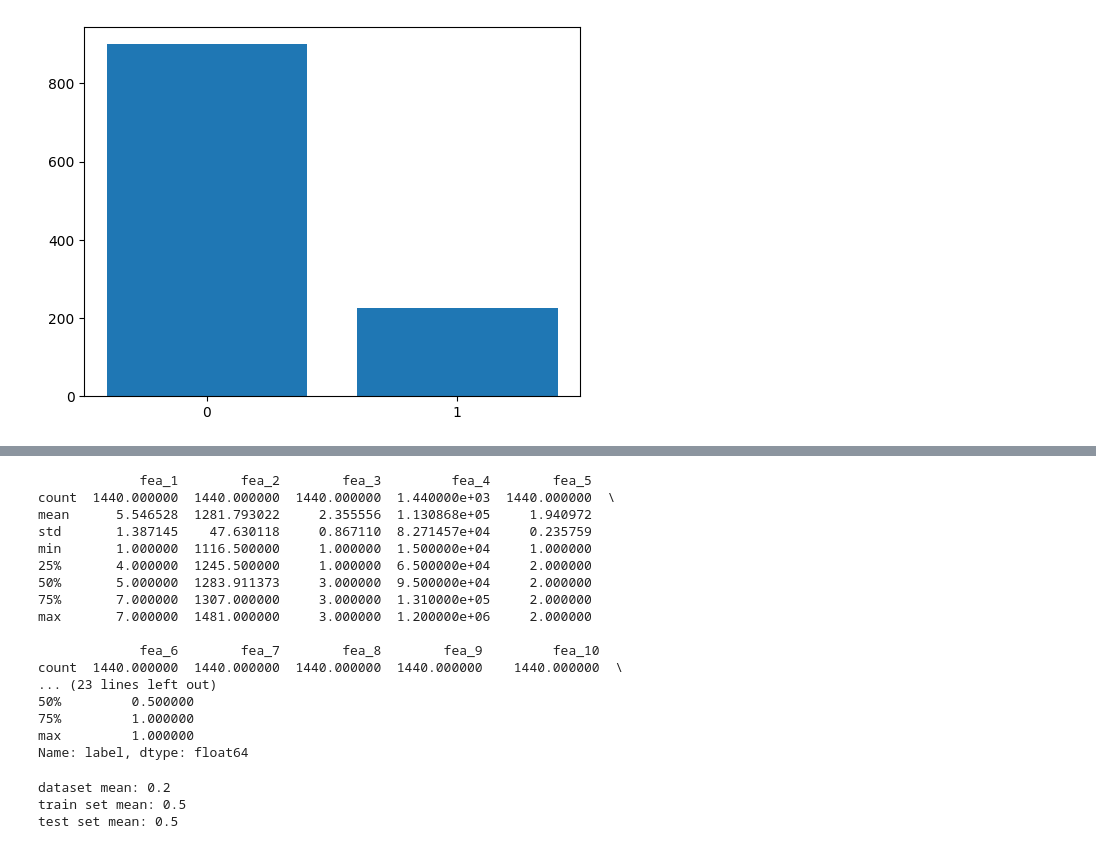
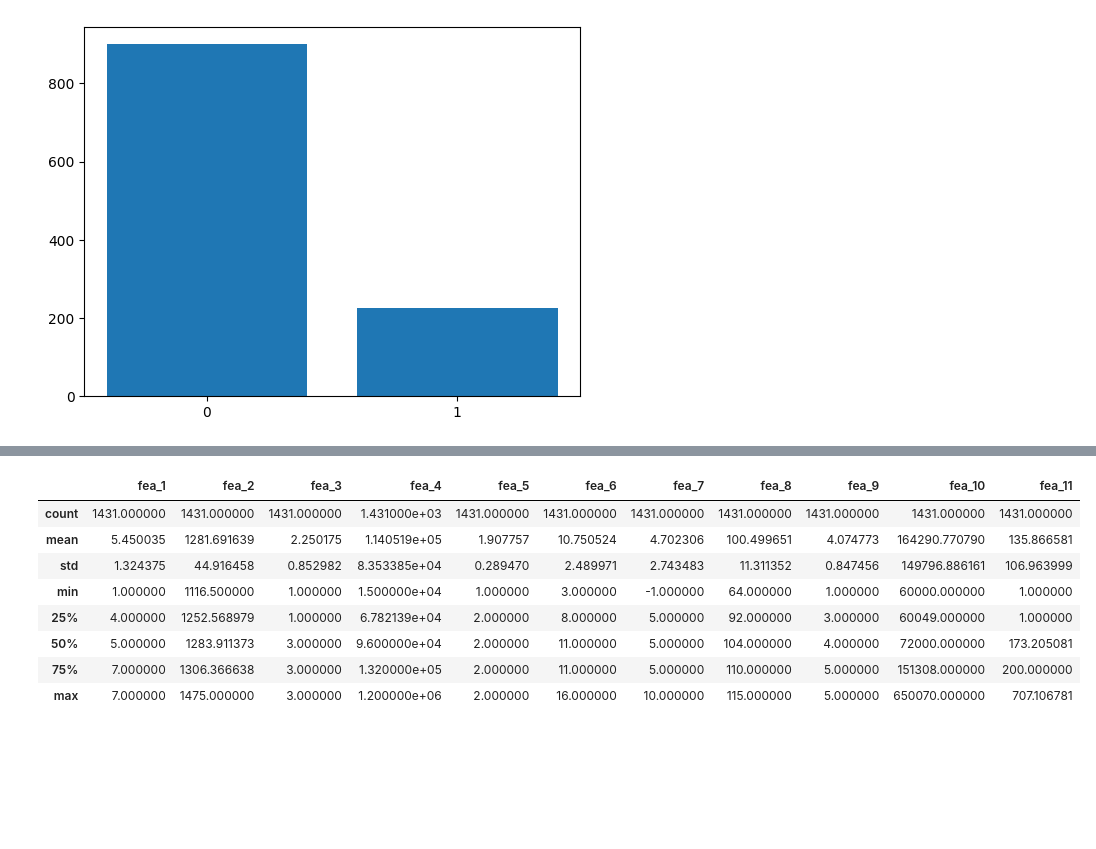
Before and after one commit to ksnkh/decision-trees-coursework, a Jupyter notebook: decision tree classifier.ipynb, the cells around one changed output, grey strips where cells are left out. Saved outputs shown, nothing was run; the diff lists cells and outputs as text; code cells hidden in the pictures; blank space fills up the shorter version.

```diff
--- a/decision tree classifier.ipynb
+++ b/decision tree classifier.ipynb
@@ -117,35 +118,15 @@ plt.show()
 # %%
 # doing a split on test and train datasets
 
 x_train, x_test, y_train, y_test = train_test_split(X, Y, test_size=0.20, stratify=Y)
-print(x_train.describe())
-print('----------')
-print(y_train.describe())
+x_train.describe()
 # %% [output]
-             fea_1        fea_2        fea_3         fea_4        fea_5
-count  1440.000000  1440.000000  1440.000000  1.440000e+03  1440.000000  \
-mean      5.546528  1281.793022     2.355556  1.130868e+05     1.940972
-std       1.387145    47.630118     0.867110  8.271457e+04     0.235759
-min       1.000000  1116.500000     1.000000  1.500000e+04     1.000000
-25%       4.000000  1245.500000     1.000000  6.500000e+04     2.000000
-50%       5.000000  1283.911373     3.000000  9.500000e+04     2.000000
-75%       7.000000  1307.000000     3.000000  1.310000e+05     2.000000
-max       7.000000  1481.000000     3.000000  1.200000e+06     2.000000
-
-             fea_6        fea_7        fea_8        fea_9         fea_10
-count  1440.000000  1440.000000  1440.000000  1440.000000    1440.000000  \
-... (23 lines left out)
-50%         0.500000
-75%         1.000000
-max         1.000000
-Name: label, dtype: float64
+|  | fea_1 | fea_2 | fea_3 | fea_4 | fea_5 | fea_6 | fea_7 | fea_8 | fea_9 | fea_10 | fea_11 |
+| count | 1431.000000 | 1431.000000 | 1431.000000 | 1.431000e+03 | 1431.000000 | 1431.000000 | 1431.000000 | 1431.000000 | 1431.000000 | 1431.000000 | 1431.000000 |
+| mean | 5.450035 | 1281.691639 | 2.250175 | 1.140519e+05 | 1.907757 | 10.750524 | 4.702306 | 100.499651 | 4.074773 | 164290.770790 | 135.866581 |
+| std | 1.324375 | 44.916458 | 0.852982 | 8.353385e+04 | 0.289470 | 2.489971 | 2.743483 | 11.311352 | 0.847456 | 149796.886161 | 106.963999 |
+| min | 1.000000 | 1116.500000 | 1.000000 | 1.500000e+04 | 1.000000 | 3.000000 | -1.000000 | 64.000000 | 1.000000 | 60000.000000 | 1.000000 |
+| 25% | 4.000000 | 1252.568979 | 1.000000 | 6.782139e+04 | 2.000000 | 8.000000 | 5.000000 | 92.000000 | 3.000000 | 60049.000000 | 1.000000 |
+| 50% | 5.000000 | 1283.911373 | 3.000000 | 9.600000e+04 | 2.000000 | 11.000000 | 5.000000 | 104.000000 | 4.000000 | 72000.000000 | 173.205081 |
+| 75% | 7.000000 | 1306.366638 | 3.000000 | 1.320000e+05 | 2.000000 | 11.000000 | 5.000000 | 110.000000 | 5.000000 | 151308.000000 | 200.000000 |
+| max | 7.000000 | 1475.000000 | 3.000000 | 1.200000e+06 | 2.000000 | 16.000000 | 10.000000 | 115.000000 | 5.000000 | 650070.000000 | 707.106781 |
-# %%
-# adding stratify parameter helps keeping ratio of low to high credit risk groups same as in the dataset
-
-print('dataset mean:', customer_data['label'].mean())
-print('train set mean:', y_train.mean())
-print('test set mean:', y_test.mean())
-# %% [output]
-dataset mean: 0.2
-train set mean: 0.5
-test set mean: 0.5
```
Also changed, not shown: parts of 27 cells of this notebook.
